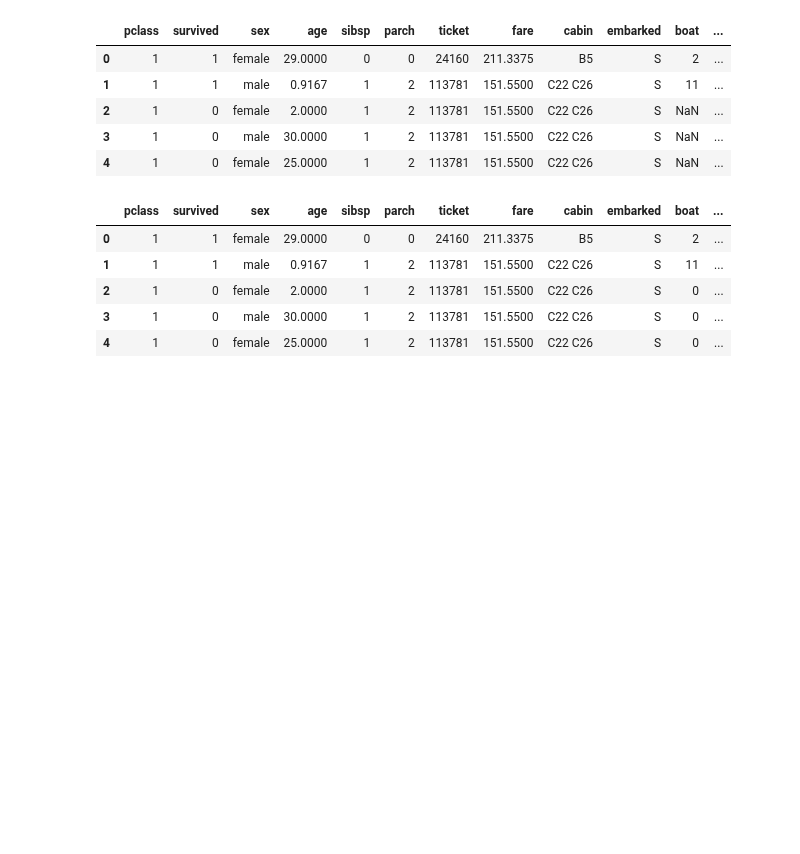
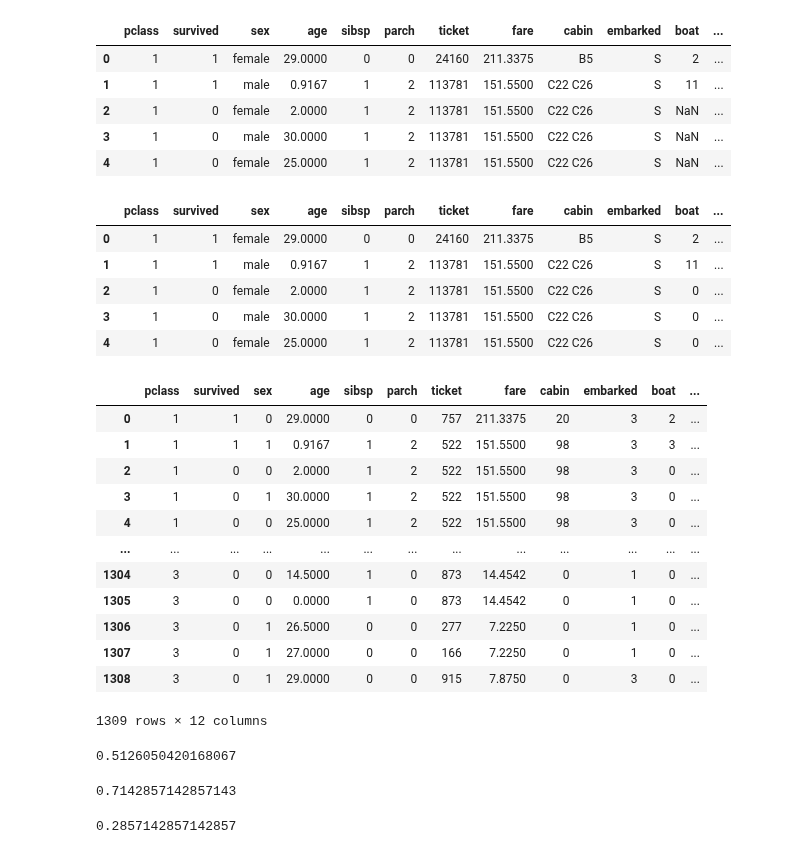
Before and after one commit to sinahyousefi/machine-learning, a Jupyter notebook: clustering.ipynb, the cells around one changed output. Cells and saved outputs as stored; diff of their text form; code cells hidden in the pictures; blank space fills up the shorter version.

```diff
--- a/clustering.ipynb
+++ b/clustering.ipynb
@@ -70,25 +70,102 @@ df.head()
 # %%
 def handle_categorical_data(df):
     columns = df.columns.values
     for column in columns:
         text_vals = {}
         def convert_to_int(val):
             return text_vals[val]
 
         if df[column].dtype != np.int64 and df[column].dtype != np.float64:
             column_contents = df[column].values.tolist()
             unique_elements = set(column_contents)
             x = 0
             for unique in unique_elements:
                 if unique not in text_vals:
                     text_vals[unique] = x
                     x += 1
 
             df[column] = list(map(convert_to_int,df[column]))
 
     return df
 
 
 
 
 df = handle_categorical_data(df)
+df
+# %% [output]
+|  | pclass | survived | sex | age | sibsp | parch | ticket | fare | cabin | embarked | boat | ... |
+| 0 | 1 | 1 | 0 | 29.0000 | 0 | 0 | 757 | 211.3375 | 20 | 3 | 2 | ... |
+| 1 | 1 | 1 | 1 | 0.9167 | 1 | 2 | 522 | 151.5500 | 98 | 3 | 3 | ... |
+| 2 | 1 | 0 | 0 | 2.0000 | 1 | 2 | 522 | 151.5500 | 98 | 3 | 0 | ... |
+| 3 | 1 | 0 | 1 | 30.0000 | 1 | 2 | 522 | 151.5500 | 98 | 3 | 0 | ... |
+| 4 | 1 | 0 | 0 | 25.0000 | 1 | 2 | 522 | 151.5500 | 98 | 3 | 0 | ... |
+| ... | ... | ... | ... | ... | ... | ... | ... | ... | ... | ... | ... | ... |
+| 1304 | 3 | 0 | 0 | 14.5000 | 1 | 0 | 873 | 14.4542 | 0 | 1 | 0 | ... |
+| 1305 | 3 | 0 | 0 | 0.0000 | 1 | 0 | 873 | 14.4542 | 0 | 1 | 0 | ... |
+| 1306 | 3 | 0 | 1 | 26.5000 | 0 | 0 | 277 | 7.2250 | 0 | 1 | 0 | ... |
+| 1307 | 3 | 0 | 1 | 27.0000 | 0 | 0 | 166 | 7.2250 | 0 | 1 | 0 | ... |
+| 1308 | 3 | 0 | 1 | 29.0000 | 0 | 0 | 915 | 7.8750 | 0 | 3 | 0 | ... |
+1309 rows × 12 columns
+# %%
+## No scale No Standard
+
+x = np.array(df.drop('survived',axis=1))
+y = np.array(df['survived'])
+
+model = KMeans(n_clusters=2)
+model.fit(x)
+
+correct = 0
+for i in range(len(x)):
+    x_pred = np.array(x[i]).reshape(1,len(x[i]))
+    prediction = model.predict(x_pred)
+
+    if prediction == y[i]:
+        correct += 1
+
+print(correct/len(x))
+# %% [output]
+0.5126050420168067
+# %%
+## Yes scale No Standard
+
+x = np.array(df.drop('survived',axis=1))
+x = preprocessing.scale(x)
+y = np.array(df['survived'])
+
+model = KMeans(n_clusters=2)
+model.fit(x)
+
+correct = 0
+for i in range(len(x)):
+    x_pred = np.array(x[i]).reshape(1,len(x[i]))
+    prediction = model.predict(x_pred)
+    if prediction == y[i]:
+        correct += 1
+
+print(correct/len(x))
+# %% [output]
+0.7142857142857143
+# %%
+## No Scale Yes Standard
+
+x = np.array(df.drop('survived',axis=1))
+y = np.array(df['survived'])
+
+scale = preprocessing.StandardScaler()
+x = scale.fit_transform(x)
+
+model = KMeans(n_clusters=2)
+model.fit(x)
+
+correct = 0
+for i in range(len(x)):
+    x_pred = np.array(x[i]).reshape(1,len(x[i]))
+    prediction = model.predict(x_pred)
+    if prediction == y[i]:
+        correct += 1
+
+print(correct/len(x))
+# %% [output]
+0.2857142857142857
```
Also changed, not shown: parts of 3 cells of this notebook.
